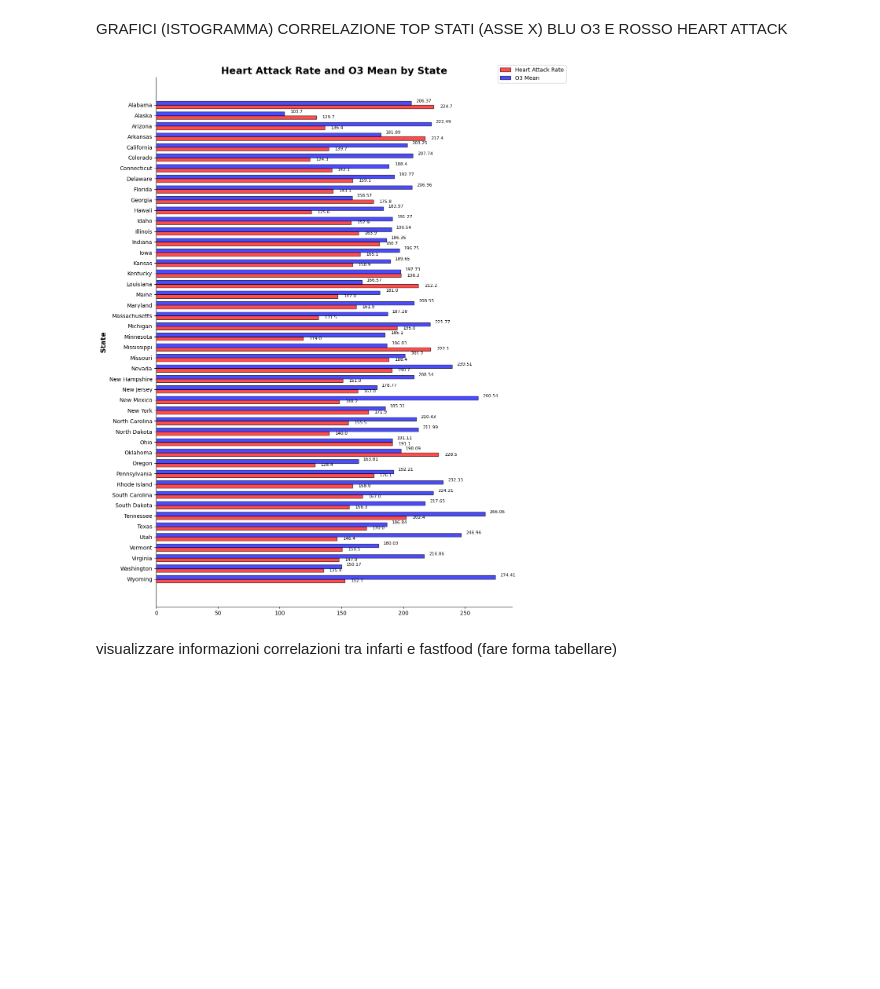
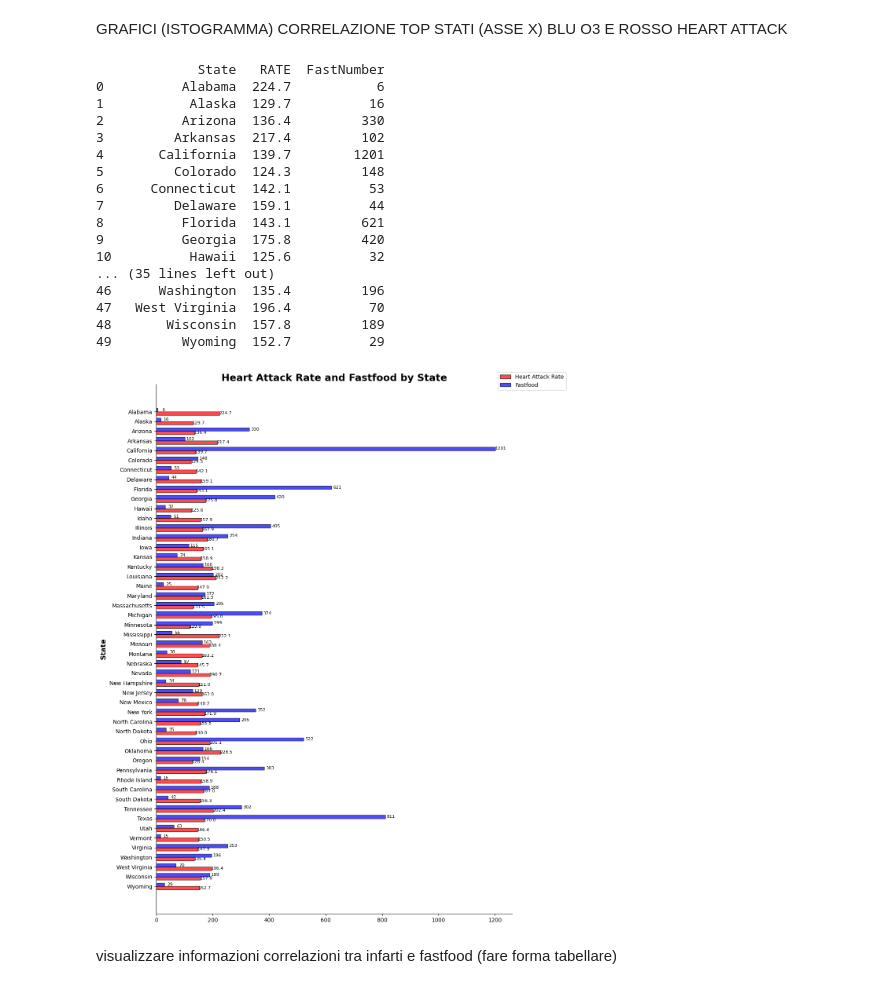
Before and after one commit to riccardospini98/progetto-SNA, a Jupyter notebook: SNA2.ipynb, the cells around one changed output. Drawn from its saved outputs; the diff is of its cells as text; code cells hidden in the pictures; blank space fills up the shorter version.

Commit message:
Add graph

```diff
--- a/SNA2.ipynb
+++ b/SNA2.ipynb
@@ -402,14 +439,13 @@ GRAFICI (ISTOGRAMMA) CORRELAZIONE TOP STATI (ASSE X) BLU O3 E ROSSO HEART ATTACK
 # %%
 # Carica i dataset
 heart_attack_completo = pd.read_csv('heart_completo.csv')
-pollution_completo = pd.read_csv('pollution_completo.csv')
+pollution_completo = pd.read_csv('pollution_sum_2018.csv')
 
 # Unisci i dataset utilizzando lo stato come chiave primaria
 merged_data = pd.merge(heart_attack_completo, pollution_completo, on='State')
 
 # Seleziona solo le colonne necessarie
 merged_data = merged_data[['State', 'RATE', 'O3 Mean']]
-merged_data['O3 Mean'] *= 7000  # i valori di scala sono nella scala decimale 10, 100, 1000, 10000, 100000 ...
 
 # Ordina gli stati inversamente
 merged_data.sort_values(by='State', ascending=False,  inplace=True)
@@ -428,8 +464,8 @@ plt.yticks([i + bar_height / 2 for i in index], merged_data['State'], fontsize=1
 
 # Aggiungi i valori sopra le barre con maggiore spazio tra i valori e le barre e con un font più piccolo
 for i, rate, o3_mean in zip(index, merged_data['RATE'], merged_data['O3 Mean']):
-    plt.text(rate + 10, i, str(round(rate, 2)), ha='center', va='center', color='black', fontsize=8)
-    plt.text(o3_mean + 10, i + bar_height + 0.2, str(round(o3_mean, 2)), ha='center', va='center', color='black', fontsize=8)  # Aggiungi uno spazio
+    plt.text(rate + 6, i, str(round(rate, 2)), ha='center', va='center', color='black', fontsize=8)
+    plt.text(o3_mean + 6, i + bar_height, str(round(o3_mean, 2)), ha='center', va='center', color='black', fontsize=8)  # Aggiungi uno spazio
 
 plt.legend(loc='upper left', bbox_to_anchor=(0.85, 0.95), bbox_transform=plt.gcf().transFigure)
 
@@ -441,8 +477,72 @@ plt.gca().spines['left'].set_visible(True)
 
 plt.tight_layout()
 plt.show()
-# %% [output]
-[figure, removed]
+# %%
+# Carica i dataset
+heart_attack_completo = pd.read_csv('heart_completo.csv')
+fastfood_completo = pd.read_csv('fastfood_completo.csv')
+
+# Raggruppa per stato e conta le occorrenze
+fastfood_completo = fastfood_completo.groupby('State').size().reset_index(name='FastNumber')
+
+
+# Unisci i dataset utilizzando lo stato come chiave primaria
+merged_data = pd.merge(heart_attack_completo, fastfood_completo, on='State')
+
+# Seleziona solo le colonne necessarie
+merged_data = merged_data[['State', 'RATE', 'FastNumber']]
+
+print(merged_data)
+
+# Ordina gli stati inversamente
+merged_data.sort_values(by='State', ascending=False,  inplace=True)
+
+# Crea l'istogramma con doppie barre in orizzontale
+plt.figure(figsize=(12, 15))  # Imposta la dimensione della figura
+bar_height = 0.35
+index = range(len(merged_data['State']))
+plt.barh(index, merged_data['RATE'], bar_height, label='Heart Attack Rate', color='red', alpha=0.7, edgecolor='black')
+plt.barh([i + bar_height for i in index], merged_data['FastNumber'], bar_height, label='Fastfood', color='blue', alpha=0.7, edgecolor='black')
+plt.ylabel('State', fontweight='bold', fontsize=13)  # Cambia l'etichetta dell'asse y in grassetto
+plt.title('Heart Attack Rate and Fastfood by State', fontweight='bold', fontsize=18)
+
+# Imposta gli intervalli dei ticks per lo spaziamento
+plt.yticks([i + bar_height / 2 for i in index], merged_data['State'], fontsize=10)
+
+# Aggiungi i valori sopra le barre con maggiore spazio tra i valori e le barre e con un font più piccolo
+for i, rate, fastfood in zip(index, merged_data['RATE'], merged_data['FastNumber']):
+    plt.text(rate + 25, i, str(round(rate, 2)), ha='center', va='center', color='black', fontsize=8)
+    plt.text(fastfood + 25, i + bar_height, str(round(fastfood, 2)), ha='center', va='center', color='black', fontsize=8)  # Aggiungi uno spazio
+
+plt.legend(loc='upper left', bbox_to_anchor=(0.85, 0.95), bbox_transform=plt.gcf().transFigure)
+
+# Imposta lo stile degli assi e rimuovi il bordo
+plt.gca().spines['top'].set_visible(False)
+plt.gca().spines['right'].set_visible(False)
+plt.gca().spines['bottom'].set_visible(True)
+plt.gca().spines['left'].set_visible(True)
+
+plt.tight_layout()
+plt.show()
+# %% [output]
+             State   RATE  FastNumber
+0          Alabama  224.7           6
+1           Alaska  129.7          16
+2          Arizona  136.4         330
+3         Arkansas  217.4         102
+4       California  139.7        1201
+5         Colorado  124.3         148
+6      Connecticut  142.1          53
+7         Delaware  159.1          44
+8          Florida  143.1         621
+9          Georgia  175.8         420
+10          Hawaii  125.6          32
+... (35 lines left out)
+46      Washington  135.4         196
+47   West Virginia  196.4          70
+48       Wisconsin  157.8         189
+49         Wyoming  152.7          29
+[figure, added]
 # %% [markdown]
 visualizzare informazioni correlazioni tra infarti e fastfood (fare forma tabellare)
 # %% [markdown]
```
Also changed, not shown: parts of 6 cells of this notebook, 2 other files.
